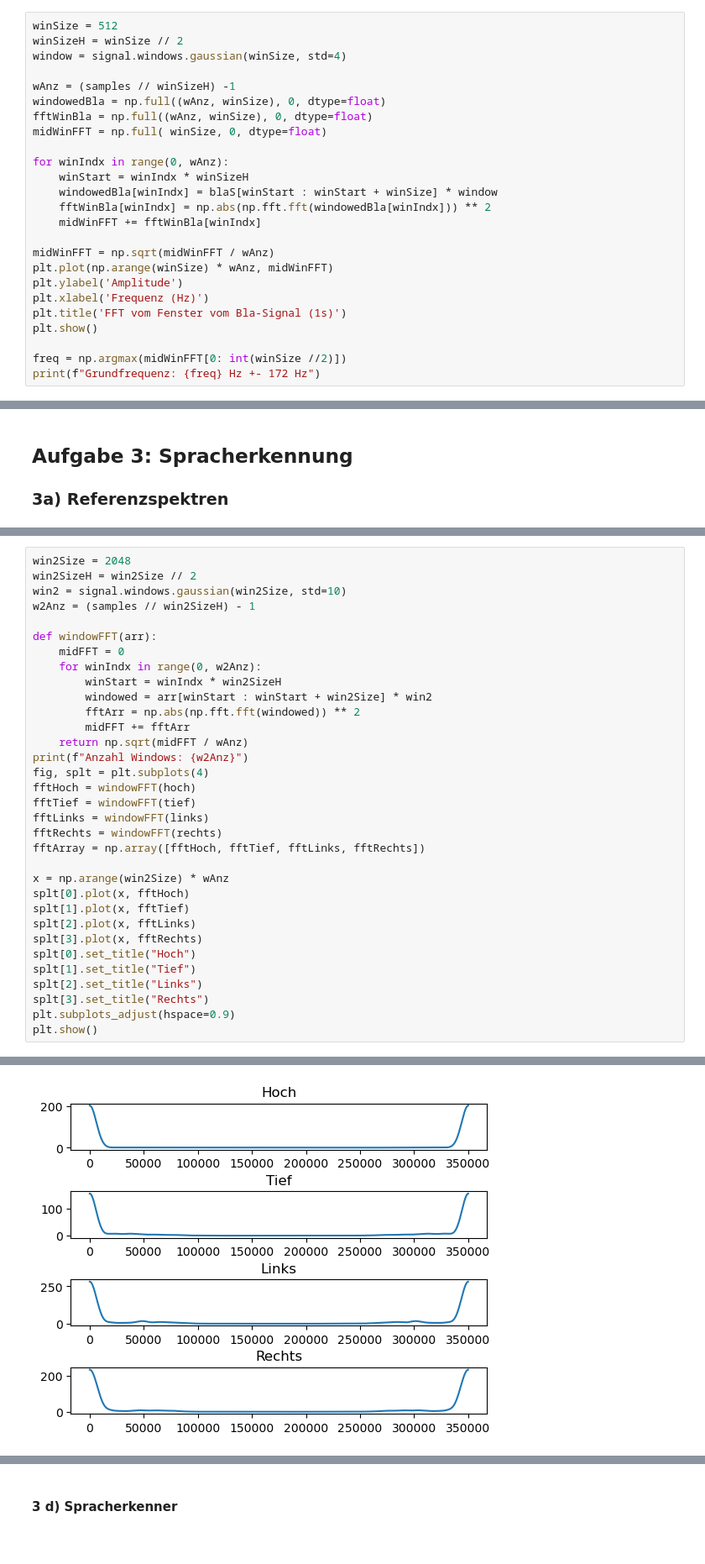
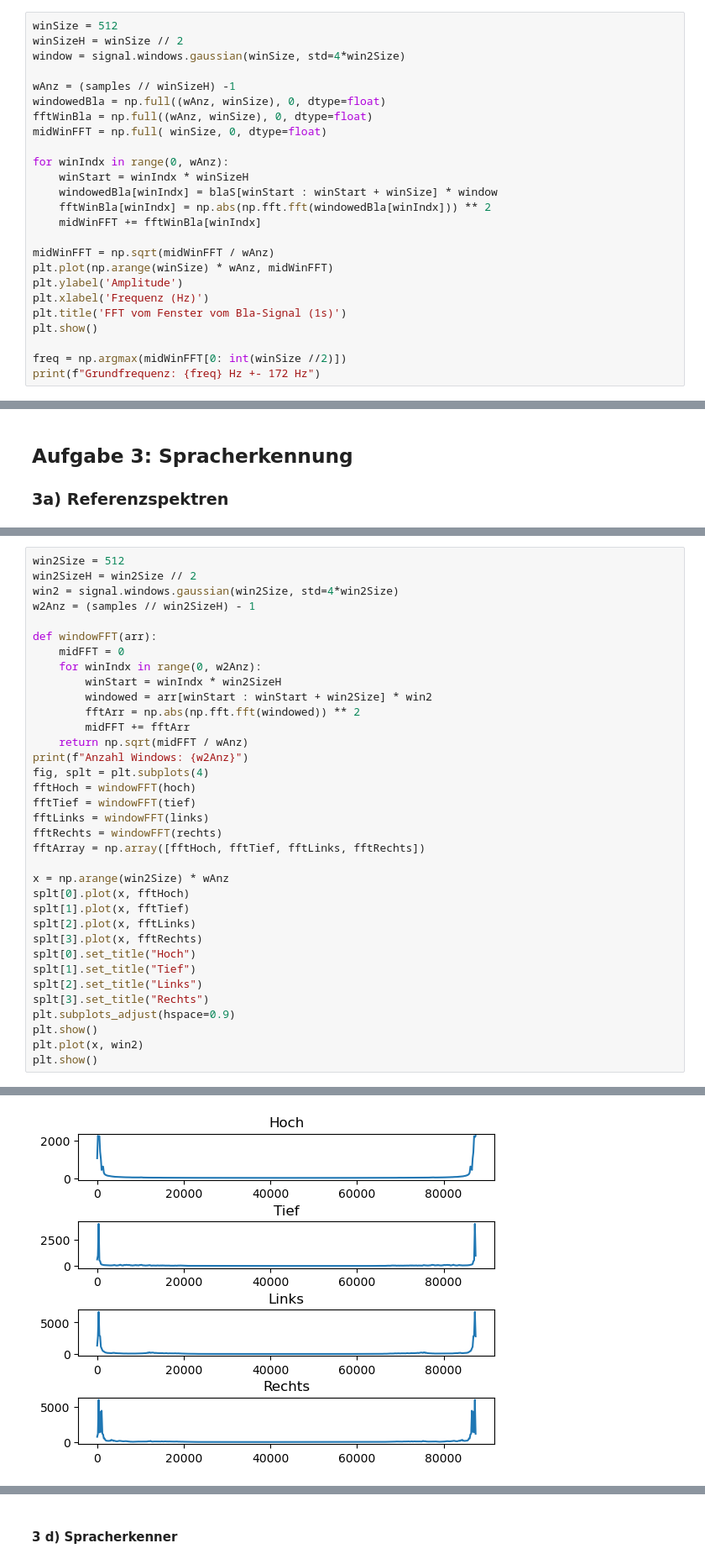
Before and after one commit to Atomarverseucht/AIN, a Jupyter notebook: 3/technische-grundlagen-der-kuenstlichen-intelligenz/versuch3/mikrofon.ipynb, the cells around one changed output, grey strips where cells are left out. Shown at 84% size. Saved outputs shown, nothing was run; the diff lists cells and outputs as text.

```diff
--- a/3/technische-grundlagen-der-kuenstlichen-intelligenz/versuch3/mikrofon.ipynb
+++ b/3/technische-grundlagen-der-kuenstlichen-intelligenz/versuch3/mikrofon.ipynb
@@ -109,7 +109,7 @@ Grundfrequenz: 109 Hz
 # %%
 winSize = 512
 winSizeH = winSize // 2
-window = signal.windows.gaussian(winSize, std=4)
+window = signal.windows.gaussian(winSize, std=4*win2Size)
 
 wAnz = (samples // winSizeH) -1
 windowedBla = np.full((wAnz, winSize), 0, dtype=float)
@@ -168,9 +168,9 @@ plt.show()
 # %% [output]
 [figure]
 # %%
-win2Size = 2048
+win2Size = 512
 win2SizeH = win2Size // 2
-win2 = signal.windows.gaussian(win2Size, std=10)
+win2 = signal.windows.gaussian(win2Size, std=4*win2Size)
 w2Anz = (samples // win2SizeH) - 1
 
 def windowFFT(arr):
@@ -200,4 +200,6 @@ splt[2].set_title("Links")
 splt[3].set_title("Rechts")
 plt.subplots_adjust(hspace=0.9)
 plt.show()
+plt.plot(x, win2)
+plt.show()
 # %% [output]
@@ -205 +207 @@ Anzahl Windows: 42
-[figure, old version]
+[figure, new version]
```
Also changed, not shown: parts of 4 cells of this notebook.
